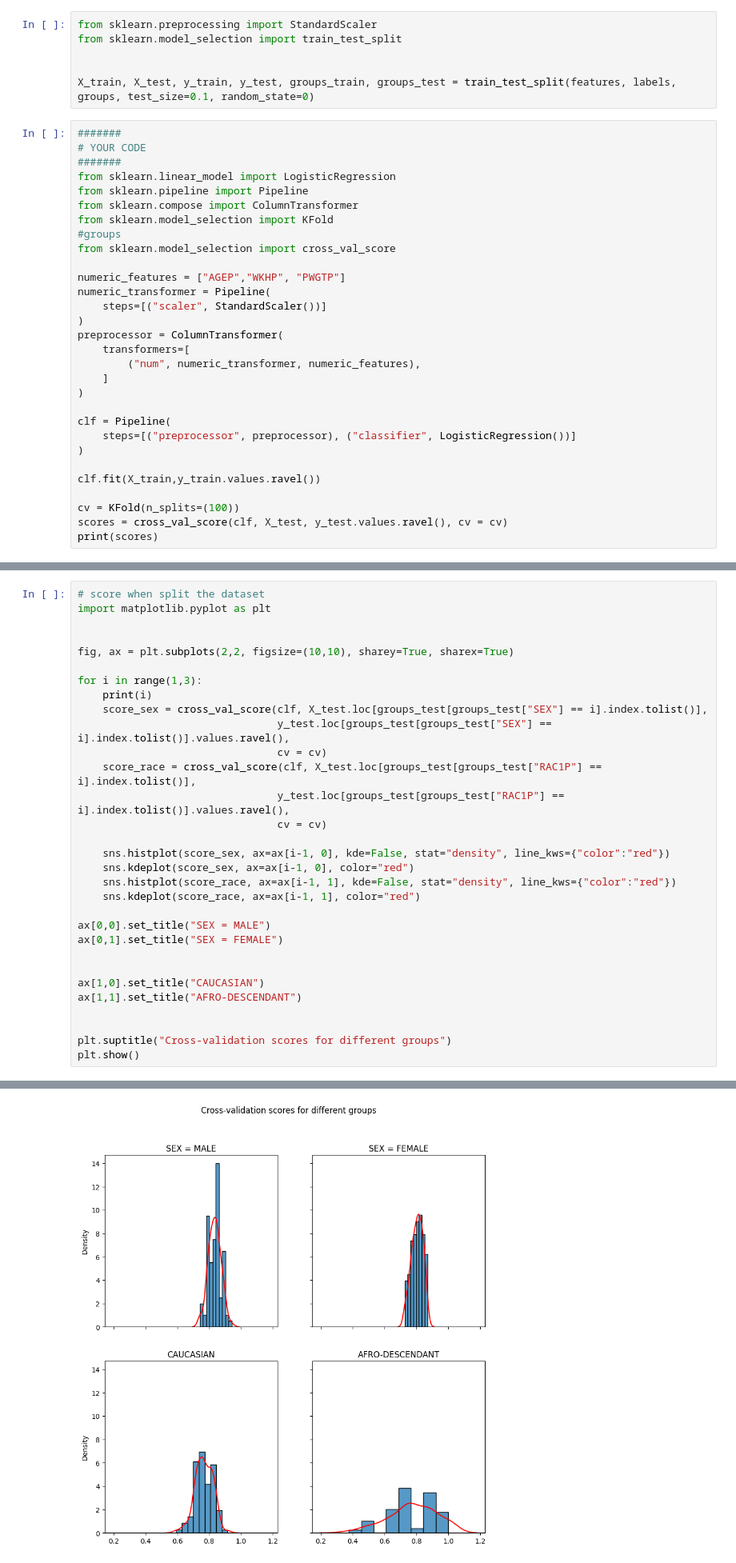
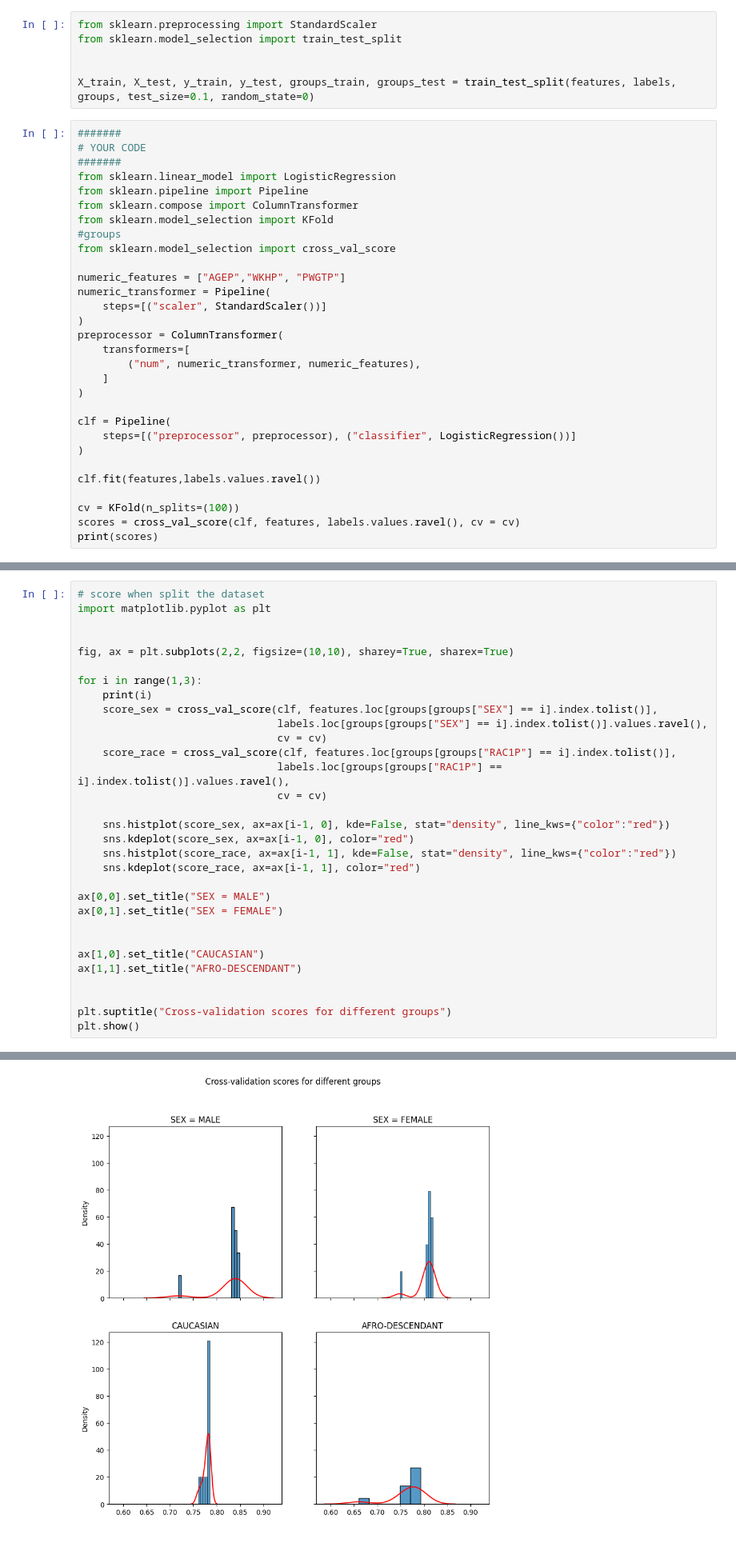
Before and after one commit to PHILIPWins/Algorithmic_Fairness, a Jupyter notebook: Assignment1/Assignemnt_02_oleg.ipynb, the cells around one changed output, grey strips where cells are left out. Shown: that part at 80% size. Drawn from its saved outputs; the diff is of its cells as text.

```diff
--- a/Assignment1/Assignemnt_02_oleg.ipynb
+++ b/Assignment1/Assignemnt_02_oleg.ipynb
@@ -125,9 +125,9 @@ clf = Pipeline(
     steps=[("preprocessor", preprocessor), ("classifier", LogisticRegression())]
 )
 
-clf.fit(X_train,y_train.values.ravel())
+clf.fit(features,labels.values.ravel())
 
 cv = KFold(n_splits=(100))
-scores = cross_val_score(clf, X_test, y_test.values.ravel(), cv = cv)
+scores = cross_val_score(clf, features, labels.values.ravel(), cv = cv)
 print(scores)
 # %% [output]
@@ -176,35 +143,35 @@ groups_test["SEX" == 1]
 # %%
 # score when split the dataset
 import matplotlib.pyplot as plt
 
 
 fig, ax = plt.subplots(2,2, figsize=(10,10), sharey=True, sharex=True)
 
 for i in range(1,3):
     print(i)
-    score_sex = cross_val_score(clf, X_test.loc[groups_test[groups_test["SEX"] == i].index.tolist()],
-                                y_test.loc[groups_test[groups_test["SEX"] == i].index.tolist()].values.ravel(),
+    score_sex = cross_val_score(clf, features.loc[groups[groups["SEX"] == i].index.tolist()],
+                                labels.loc[groups[groups["SEX"] == i].index.tolist()].values.ravel(),
                                 cv = cv)
-    score_race = cross_val_score(clf, X_test.loc[groups_test[groups_test["RAC1P"] == i].index.tolist()],
-                                y_test.loc[groups_test[groups_test["RAC1P"] == i].index.tolist()].values.ravel(),
+    score_race = cross_val_score(clf, features.loc[groups[groups["RAC1P"] == i].index.tolist()],
+                                labels.loc[groups[groups["RAC1P"] == i].index.tolist()].values.ravel(),
                                 cv = cv)
 
     sns.histplot(score_sex, ax=ax[i-1, 0], kde=False, stat="density", line_kws={"color":"red"})
     sns.kdeplot(score_sex, ax=ax[i-1, 0], color="red")
     sns.histplot(score_race, ax=ax[i-1, 1], kde=False, stat="density", line_kws={"color":"red"})
     sns.kdeplot(score_race, ax=ax[i-1, 1], color="red")
 
 ax[0,0].set_title("SEX = MALE")
 ax[0,1].set_title("SEX = FEMALE")
 
 
 ax[1,0].set_title("CAUCASIAN")
 ax[1,1].set_title("AFRO-DESCENDANT")
 
 
 plt.suptitle("Cross-validation scores for different groups")
 plt.show()
 # %% [output]
 1
 2
-[figure, old version]
+[figure, new version]
```
Also changed, not shown: parts of 13 cells of this notebook.
